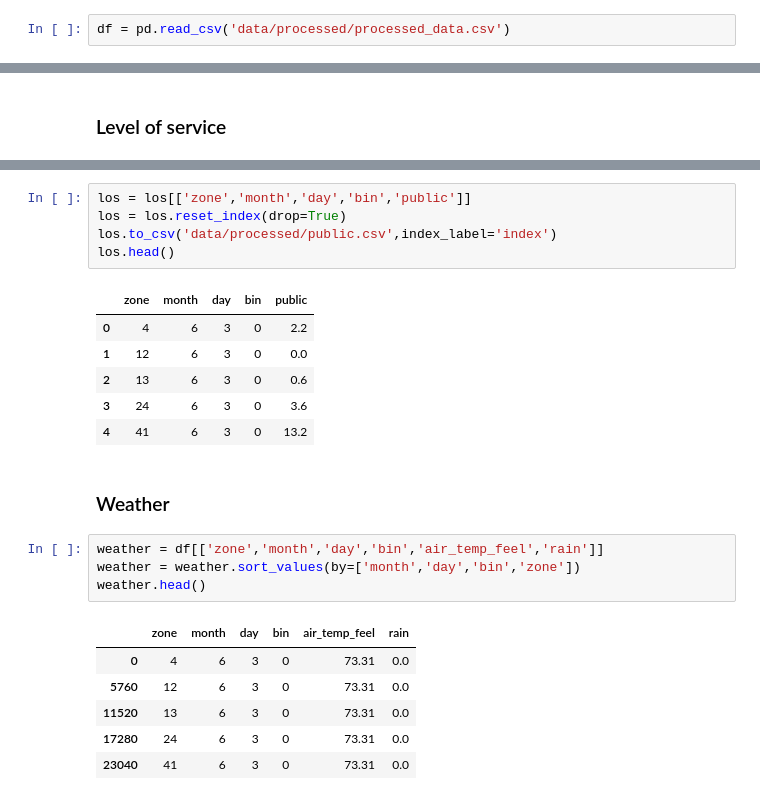
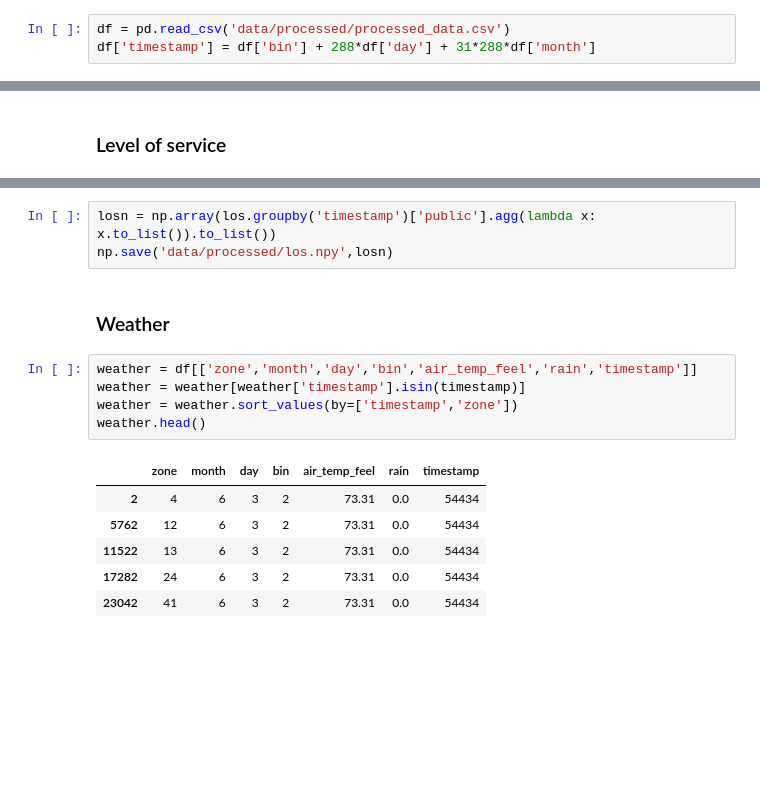
Before and after one commit to elxl/demand-uncertainty, a Jupyter notebook: split_processed.ipynb, the cells around one changed output, grey strips where cells are left out. Cells and saved outputs as stored; diff of their text form; blank space fills up the shorter version.

```diff
--- a/split_processed.ipynb
+++ b/split_processed.ipynb
@@ -5,6 +5,7 @@ import pickle as pkl
 import geopandas as gpd
 # %%
 df = pd.read_csv('data/processed/processed_data.csv')
+df['timestamp'] = df['bin'] + 288*df['day'] + 31*288*df['month']
 # %%
 df.head()
 # %% [output]
@@ -200,25 +196,17 @@ los.head()
-# %%
-los = los[['zone','month','day','bin','public']]
-los = los.reset_index(drop=True)
-los.to_csv('data/processed/public.csv',index_label='index')
-los.head()
-# %% [output]
-|  | zone | month | day | bin | public |
-| 0 | 4 | 6 | 3 | 0 | 2.2 |
-| 1 | 12 | 6 | 3 | 0 | 0.0 |
-| 2 | 13 | 6 | 3 | 0 | 0.6 |
-| 3 | 24 | 6 | 3 | 0 | 3.6 |
-| 4 | 41 | 6 | 3 | 0 | 13.2 |
+# %%
+losn = np.array(los.groupby('timestamp')['public'].agg(lambda x: x.to_list()).to_list())
+np.save('data/processed/los.npy',losn)
 # %% [markdown]
 ### Weather
 # %%
-weather = df[['zone','month','day','bin','air_temp_feel','rain']]
-weather = weather.sort_values(by=['month','day','bin','zone'])
+weather = df[['zone','month','day','bin','air_temp_feel','rain','timestamp']]
+weather = weather[weather['timestamp'].isin(timestamp)]
+weather = weather.sort_values(by=['timestamp','zone'])
 weather.head()
 # %% [output]
-|  | zone | month | day | bin | air_temp_feel | rain |
-| 0 | 4 | 6 | 3 | 0 | 73.31 | 0.0 |
-| 5760 | 12 | 6 | 3 | 0 | 73.31 | 0.0 |
-| 11520 | 13 | 6 | 3 | 0 | 73.31 | 0.0 |
-| 17280 | 24 | 6 | 3 | 0 | 73.31 | 0.0 |
-| 23040 | 41 | 6 | 3 | 0 | 73.31 | 0.0 |
+|  | zone | month | day | bin | air_temp_feel | rain | timestamp |
+| 2 | 4 | 6 | 3 | 2 | 73.31 | 0.0 | 54434 |
+| 5762 | 12 | 6 | 3 | 2 | 73.31 | 0.0 | 54434 |
+| 11522 | 13 | 6 | 3 | 2 | 73.31 | 0.0 | 54434 |
+| 17282 | 24 | 6 | 3 | 2 | 73.31 | 0.0 | 54434 |
+| 23042 | 41 | 6 | 3 | 2 | 73.31 | 0.0 | 54434 |
```
Also changed, not shown: parts of 21 cells of this notebook, 3 other files.
